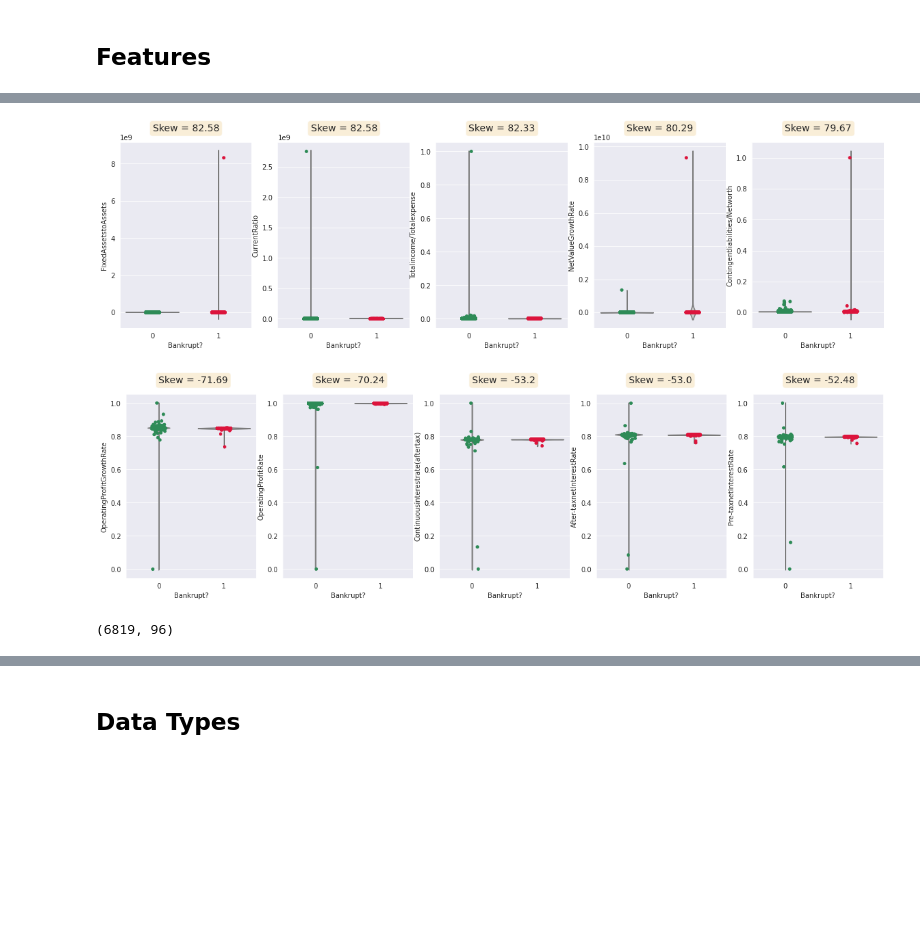
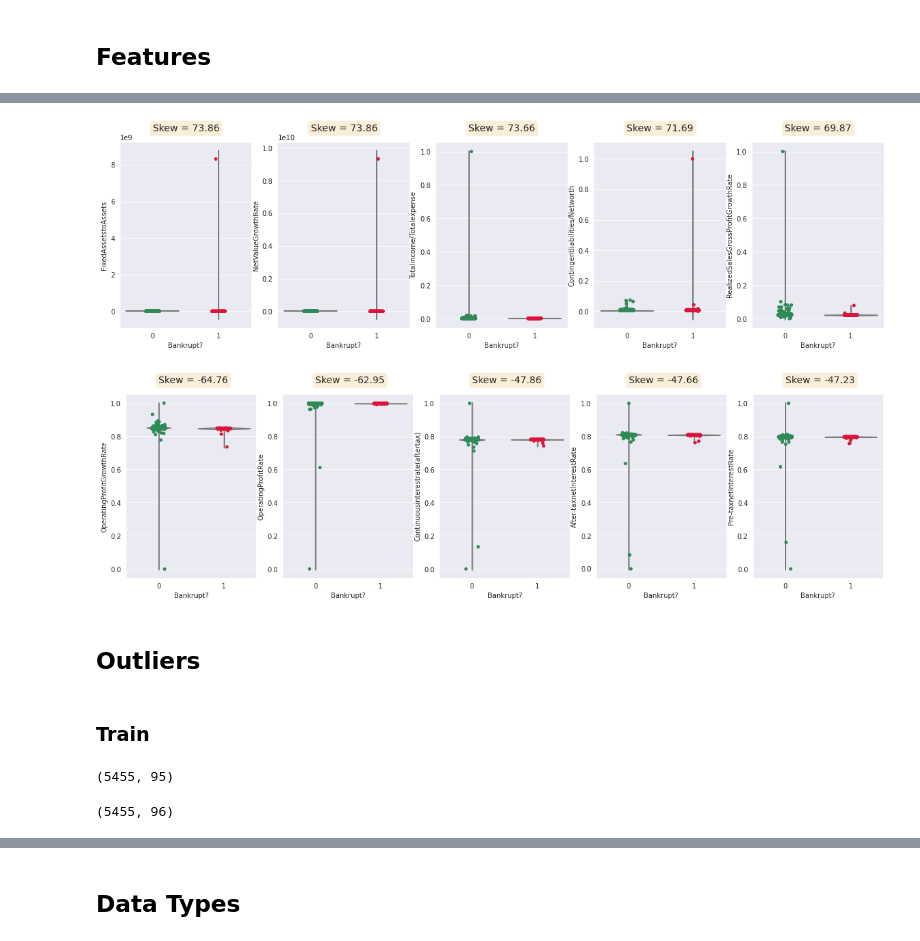
Before and after one commit to oimartin/company_bankruptcy_predictions, a Jupyter notebook: Notebook_bankrupt.ipynb, the cells around one changed output, grey strips where cells are left out. Cells and saved outputs as stored; diff of their text form; code cells hidden in the pictures; blank space fills up the shorter version.

```diff
--- a/Notebook_bankrupt.ipynb
+++ b/Notebook_bankrupt.ipynb
@@ -99,0 +109,7 @@ Within the dataset, there are few corresponding rows that indicate a company is
+# %%
+X_train, X_test, y_train, y_test = train_test_split(data, bankrupt, test_size=0.2, random_state=100)
+
+print(f'''X_train shape {X_train.shape}
+y_train shape {y_train.shape}
+X_test shape {X_test.shape}
+y_test shape {y_test.shape}''')
@@ -132,6 +135,0 @@ display(len(addtl_col))
-# %%
-# View distribution of data with min0 and max1
-sns.set_style("darkgrid")
-data[min0_max1].hist(figsize = (35,30), bins = 100)
-plt.savefig('Data_with_Min_0_and_Max_1_Distributions')
-plt.show()
@@ -140,5 +135,0 @@ plt.show()
-# %%
-sns.set_style("darkgrid")
-data[addtl_col].hist(figsize = (35,30), bins = 100)
-plt.savefig('Continuous_data_distributions.png')
-plt.show()
@@ -147,5 +166,5 @@ plt.show()
 # %%
-skew = data.skew()
+skew = X_train.skew()
 skew_pos = skew[skew >=0].sort_values(ascending=False)
 skew_neg = skew[skew <0].sort_values(ascending=True)
 
@@ -182,31 +201,40 @@ def strip_violin (data_frame, x_axis, y_feat, skew,axis):
 # %%
 f, (ax0, ax1, ax2, ax3, ax4) = plt.subplots(1,5, figsize=(20,5))
 
-strip_violin(data, 'Bankrupt?', top_skew_pos.index[0], top_skew_pos[0], ax0)
-strip_violin(data, 'Bankrupt?', top_skew_pos.index[1], top_skew_pos[1], ax1)
-strip_violin(data, 'Bankrupt?', top_skew_pos.index[2], top_skew_pos[2], ax2)
-strip_violin(data, 'Bankrupt?', top_skew_pos.index[3], top_skew_pos[3], ax3)
-strip_violin(data, 'Bankrupt?', top_skew_pos.index[4], top_skew_pos[4], ax4)
+strip_violin(X_train, y_train, top_skew_pos.index[0], top_skew_pos[0], ax0)
+strip_violin(X_train, y_train, top_skew_pos.index[1], top_skew_pos[1], ax1)
+strip_violin(X_train, y_train, top_skew_pos.index[2], top_skew_pos[2], ax2)
+strip_violin(X_train, y_train, top_skew_pos.index[3], top_skew_pos[3], ax3)
+strip_violin(X_train, y_train, top_skew_pos.index[4], top_skew_pos[4], ax4)
 
 plt.savefig('heavily_positively_skewed_violin_strip.png')
 plt.show()
 # %% [output]
-[figure, old version]
+[figure, new version]
 # %%
 
 f, (ax0, ax1, ax2, ax3, ax4) = plt.subplots(1,5, figsize=(20,5))
 
-strip_violin(data, 'Bankrupt?', bottom_skew_neg.index[0], bottom_skew_neg[0], ax0)
-strip_violin(data, 'Bankrupt?', bottom_skew_neg.index[1], bottom_skew_neg[1], ax1)
-strip_violin(data, 'Bankrupt?', bottom_skew_neg.index[2], bottom_skew_neg[2], ax2)
-strip_violin(data, 'Bankrupt?', bottom_skew_neg.index[3], bottom_skew_neg[3], ax3)
-strip_violin(data, 'Bankrupt?', bottom_skew_neg.index[4], bottom_skew_neg[4], ax4)
+strip_violin(X_train, y_train, bottom_skew_neg.index[0], bottom_skew_neg[0], ax0)
+strip_violin(X_train, y_train, bottom_skew_neg.index[1], bottom_skew_neg[1], ax1)
+strip_violin(X_train, y_train, bottom_skew_neg.index[2], bottom_skew_neg[2], ax2)
+strip_violin(X_train, y_train, bottom_skew_neg.index[3], bottom_skew_neg[3], ax3)
+strip_violin(X_train, y_train, bottom_skew_neg.index[4], bottom_skew_neg[4], ax4)
 
 plt.savefig('negatively_skewed_data_violin_strip.png')
 plt.show()
 # %% [output]
-[figure, old version]
+[figure, new version]
+# %% [markdown]
+## Outliers
+# %% [markdown]
+### Train
 # %%
-data.shape
+X_train.shape
 # %% [output]
-(6819, 96)
+(5455, 95)
+# %%
+train = pd.concat([X_train, y_train], axis=1)
+train.shape
+# %% [output]
+(5455, 96)
```
Also changed, not shown: parts of 44 cells of this notebook.
